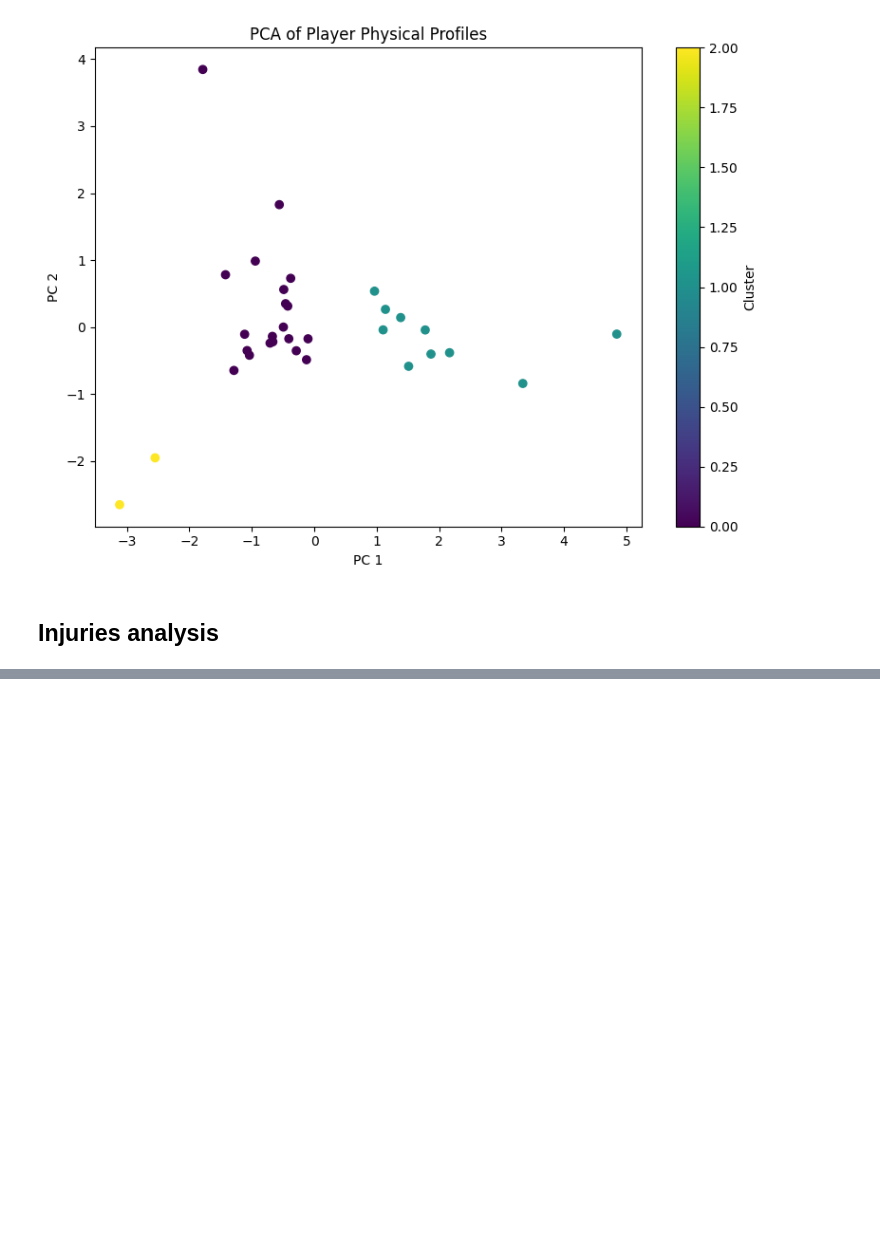
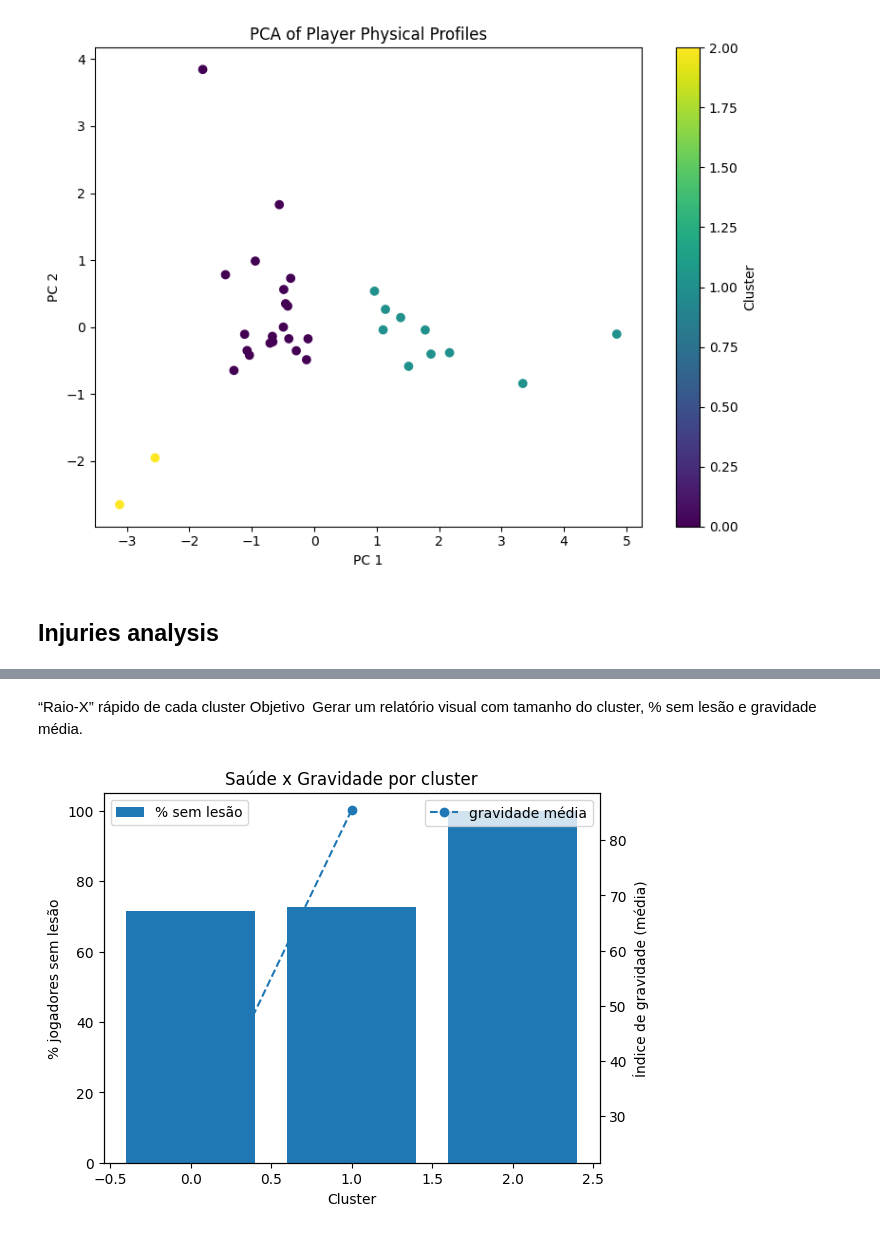
Before and after one commit to MFreyaG/Projeto-Final-Futebol, a Jupyter notebook: results.ipynb, the cells around one changed output, grey strips where cells are left out. Drawn from its saved outputs; the diff is of its cells as text; code cells hidden in the pictures; blank space fills up the shorter version.

```diff
--- a/results.ipynb
+++ b/results.ipynb
@@ -114,0 +216,21 @@ injuries.plot_anual_injury_evolution_per_team()
+# %% [markdown]
+ “Raio-X” rápido de cada cluster
+Objetivo Gerar um relatório visual com tamanho do cluster, % sem lesão e gravidade média.
+# %%
+import matplotlib.pyplot as plt
+
+fig, ax1 = plt.subplots()
+ax2 = ax1.twinx()
+
+ax1.bar(summary['cluster'], summary['pct_without_injury'],
+        label='% sem lesão')
+ax2.plot(summary['cluster'],               # eixo 2 → gravidade média
+         merged.groupby('cluster')['severity_idx'].mean(),
+         marker='o', linestyle='--', label='gravidade média')
+
+ax1.set_xlabel('Cluster'); ax1.set_ylabel('% jogadores sem lesão')
+ax2.set_ylabel('Índice de gravidade (média)')
+ax1.legend(loc='upper left'); ax2.legend(loc='upper right')
+plt.title('Saúde x Gravidade por cluster'); plt.show()
+# %% [output]
+[figure, added]
```
Also changed, not shown: parts of 21 cells of this notebook, 6 other files.
